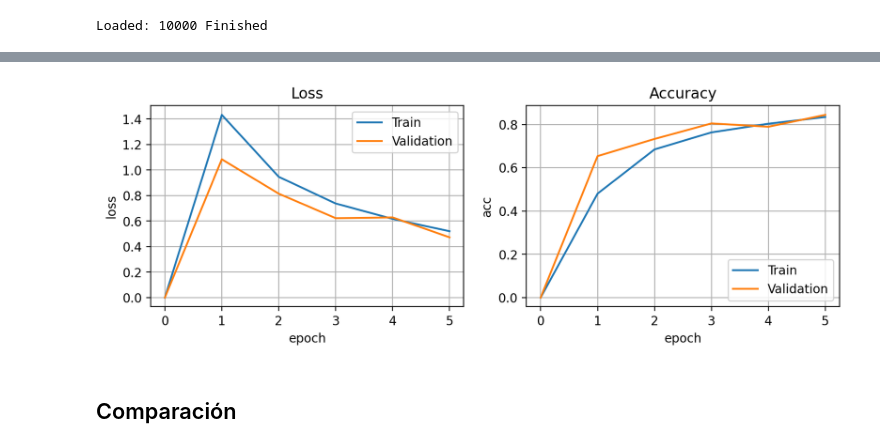
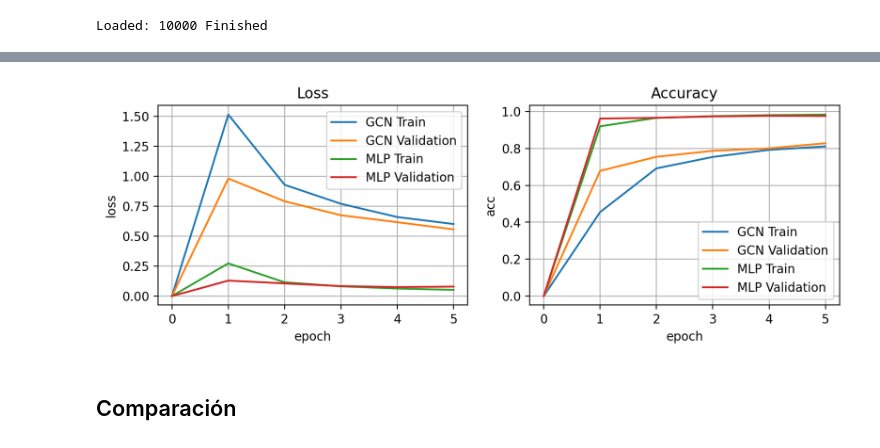
Before and after one commit to jesusmiguel123/Tesis, a Jupyter notebook: Tesis.ipynb, the cells around one changed output, grey strips where cells are left out. Cells and saved outputs as stored; diff of their text form; code cells hidden in the pictures.

```diff
--- a/Tesis.ipynb
+++ b/Tesis.ipynb
@@ -41,0 +44,3 @@ device = 'cuda' if torch.cuda.is_available() else 'cpu'
+# %%
+train = torchvision.datasets.MNIST('./MLP', train=True, download=True)
+test = torchvision.datasets.MNIST('./MLP', train=False, download=True)
@@ -41,0 +63,6 @@ device = 'cuda' if torch.cuda.is_available() else 'cpu'
+# %%
+X_train = np.array([np.array(img) for img, label in train])
+X_test = np.array([np.array(img) for img, label in test])
+
+y_train = np.array([label for img, label in train])
+y_test = np.array([label for img, label in test])
@@ -41,0 +146,6 @@ device = 'cuda' if torch.cuda.is_available() else 'cpu'
+# %%
+MLPmodel = MLP()
+
+epochs = 5
+
+mlpTrainLoss, mlpValLoss, mlpTrainAcc, mlpValAcc = fit(MLPmodel, dataloader, epochs=epochs)
@@ -252,10 +395,9 @@ class GCN(torch.nn.Module):
     super(GCN, self).__init__()
     self.conv1 = GCNConv(2, 16)
     self.conv2 = GCNConv(16, 32)
-    self.conv3 = GCNConv(32, 48)
-    self.conv4 = GCNConv(48, 64)
-    self.conv5 = GCNConv(64, 96)
-    self.conv6 = GCNConv(96, 128)
+    self.conv3 = GCNConv(32, 64)
+    self.conv4 = GCNConv(64, 96)
+    self.conv5 = GCNConv(96, 128)
     self.linear1 = torch.nn.Linear(128,64)
     self.linear2 = torch.nn.Linear(64,10)
 
@@ -277,9 +419,6 @@ class GCN(torch.nn.Module):
     x = self.conv5(x, edge_index)
     x = torch.nn.functional.relu(x)
 
-    x = self.conv6(x, edge_index)
-    x = torch.nn.functional.relu(x)
-
     x, _ = scatter_max(x, data.batch, dim=0)
     x = self.linear1(x)
     x = torch.nn.functional.relu(x)
@@ -347,24 +486,28 @@ torch.save(GCNmodel.state_dict(), "/content/drive/MyDrive/Tesis/GCNmodel.pt")
 # %%
 fig = plt.figure(dpi=200, figsize=(10,3))
 ax = plt.subplot(121)
-ax.plot(gcnTrainLoss, label="Train")
-ax.plot(gcnValLoss, label="Validation")
+ax.plot(gcnTrainLoss, label="GCN Train")
+ax.plot(gcnValLoss, label="GCN Validation")
+ax.plot(mlpTrainLoss, label="MLP Train")
+ax.plot(mlpValLoss, label="MLP Validation")
 ax.legend()
 ax.grid(True)
 ax.set_title('Loss')
 ax.set_xlabel('epoch')
 ax.set_ylabel('loss')
 ax = plt.subplot(122)
-ax.plot(gcnTrainAcc, label="Train")
-ax.plot(gcnValAcc, label="Validation")
+ax.plot(gcnTrainAcc, label="GCN Train")
+ax.plot(gcnValAcc, label="GCN Validation")
+ax.plot(mlpTrainAcc, label="MLP Train")
+ax.plot(mlpValAcc, label="MLP Validation")
 ax.legend()
 ax.grid(True)
 ax.set_title('Accuracy')
 ax.set_ylabel('acc')
 ax.set_xlabel('epoch')
 plt.show()
 # %% [output]
-[figure, old version]
+[figure, new version]
 # %% [markdown]
 ## Comparación
 # %%
```
Also changed, not shown: parts of 15 cells of this notebook, 8 other files.
